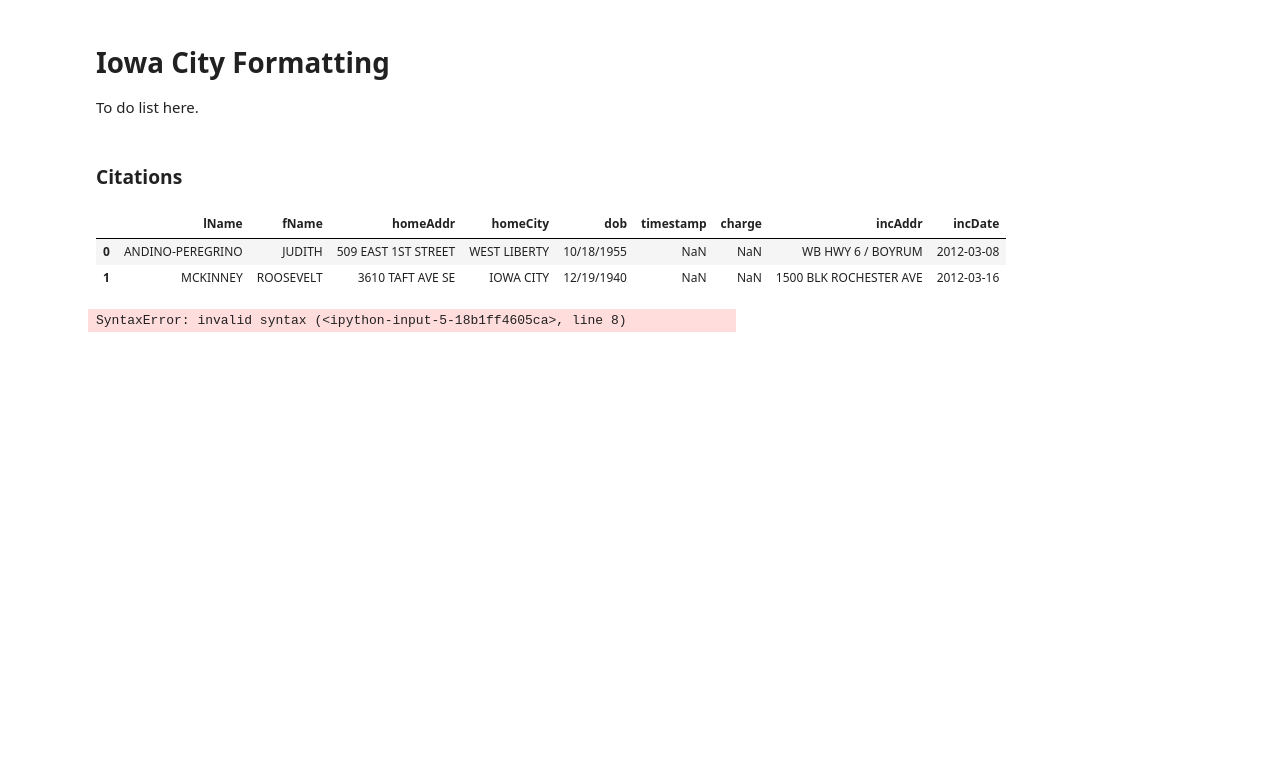
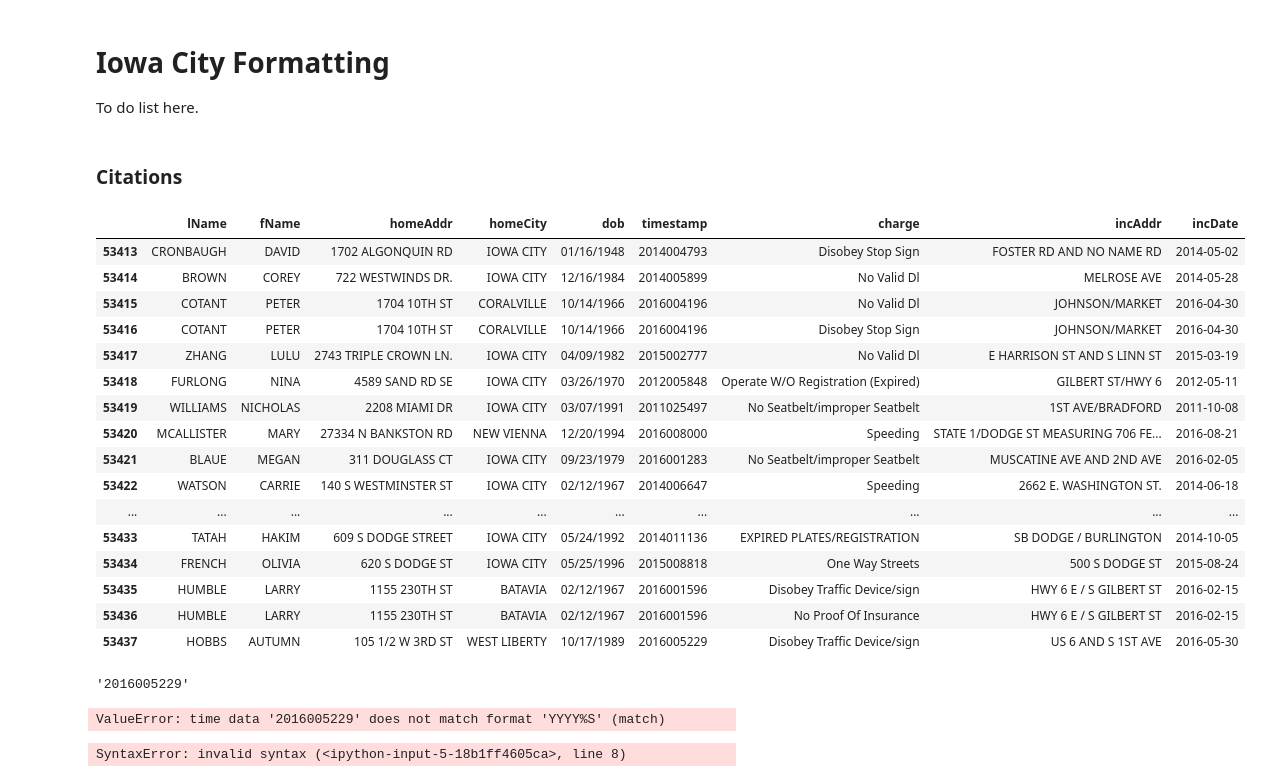
Before and after one commit to ryan-p-larson/DDDI, a Jupyter notebook: notebooks/formatting/icpd-format.ipynb, the cells around one changed output. Saved outputs shown, nothing was run; the diff lists cells and outputs as text; code cells hidden in the pictures; blank space fills up the shorter version.

```diff
--- a/notebooks/formatting/icpd-format.ipynb
+++ b/notebooks/formatting/icpd-format.ipynb
@@ -28,12 +28,35 @@ citeDF = pd.read_csv((citationsRaw), header=None, names=citeCols, \
 
 # drop any rows that dont have a name or address associated with them
 citeDF.dropna(subset=['lName', 'incAddr'], inplace=True)
-# %%
-citeDF.head(2)
-# %% [output]
-|  | lName | fName | homeAddr | homeCity | dob | timestamp | charge | incAddr | incDate |
-| 0 | ANDINO-PEREGRINO | JUDITH | 509 EAST 1ST STREET | WEST LIBERTY | 10/18/1955 | NaN | NaN | WB HWY 6 / BOYRUM | 2012-03-08 |
-| 1 | MCKINNEY | ROOSEVELT | 3610 TAFT AVE SE | IOWA CITY | 12/19/1940 | NaN | NaN | 1500 BLK ROCHESTER AVE | 2012-03-16 |
+# %%
+citeDF.tail(25)
+# %% [output]
+|  | lName | fName | homeAddr | homeCity | dob | timestamp | charge | incAddr | incDate |
+| 53413 | CRONBAUGH | DAVID | 1702 ALGONQUIN RD | IOWA CITY | 01/16/1948 | 2014004793 | Disobey Stop Sign | FOSTER RD AND NO NAME RD | 2014-05-02 |
+| 53414 | BROWN | COREY | 722 WESTWINDS DR. | IOWA CITY | 12/16/1984 | 2014005899 | No Valid Dl | MELROSE AVE | 2014-05-28 |
+| 53415 | COTANT | PETER | 1704 10TH ST | CORALVILLE | 10/14/1966 | 2016004196 | No Valid Dl | JOHNSON/MARKET | 2016-04-30 |
+| 53416 | COTANT | PETER | 1704 10TH ST | CORALVILLE | 10/14/1966 | 2016004196 | Disobey Stop Sign | JOHNSON/MARKET | 2016-04-30 |
+| 53417 | ZHANG | LULU | 2743 TRIPLE CROWN LN. | IOWA CITY | 04/09/1982 | 2015002777 | No Valid Dl | E HARRISON ST AND S LINN ST | 2015-03-19 |
+| 53418 | FURLONG | NINA | 4589 SAND RD SE | IOWA CITY | 03/26/1970 | 2012005848 | Operate W/O Registration (Expired) | GILBERT ST/HWY 6 | 2012-05-11 |
+| 53419 | WILLIAMS | NICHOLAS | 2208 MIAMI DR | IOWA CITY | 03/07/1991 | 2011025497 | No Seatbelt/improper Seatbelt | 1ST AVE/BRADFORD | 2011-10-08 |
+| 53420 | MCALLISTER | MARY | 27334 N BANKSTON RD | NEW VIENNA | 12/20/1994 | 2016008000 | Speeding | STATE 1/DODGE ST MEASURING 706 FE... | 2016-08-21 |
+| 53421 | BLAUE | MEGAN | 311 DOUGLASS CT | IOWA CITY | 09/23/1979 | 2016001283 | No Seatbelt/improper Seatbelt | MUSCATINE AVE AND 2ND AVE | 2016-02-05 |
+| 53422 | WATSON | CARRIE | 140 S WESTMINSTER ST | IOWA CITY | 02/12/1967 | 2014006647 | Speeding | 2662 E. WASHINGTON ST. | 2014-06-18 |
+| ... | ... | ... | ... | ... | ... | ... | ... | ... | ... |
+| 53433 | TATAH | HAKIM | 609 S DODGE STREET | IOWA CITY | 05/24/1992 | 2014011136 | EXPIRED PLATES/REGISTRATION | SB DODGE / BURLINGTON | 2014-10-05 |
+| 53434 | FRENCH | OLIVIA | 620 S DODGE ST | IOWA CITY | 05/25/1996 | 2015008818 | One Way Streets | 500 S DODGE ST | 2015-08-24 |
+| 53435 | HUMBLE | LARRY | 1155 230TH ST | BATAVIA | 02/12/1967 | 2016001596 | Disobey Traffic Device/sign | HWY 6 E / S GILBERT ST | 2016-02-15 |
+| 53436 | HUMBLE | LARRY | 1155 230TH ST | BATAVIA | 02/12/1967 | 2016001596 | No Proof Of Insurance | HWY 6 E / S GILBERT ST | 2016-02-15 |
+| 53437 | HOBBS | AUTUMN | 105 1/2 W 3RD ST | WEST LIBERTY | 10/17/1989 | 2016005229 | Disobey Traffic Device/sign | US 6 AND S 1ST AVE | 2016-05-30 |
+# %%
+test = citeDF.iloc[-1]['timestamp']
+test
+# %% [output]
+'2016005229'
+# %%
+pd.to_datetime(test, format='YYYY%S')
+# %% [output]
+ValueError: time data '2016005229' does not match format 'YYYY%S' (match)
 # %%
 # Variables
 
```
Also changed, not shown: parts of 2 cells of this notebook, 2 other files.
